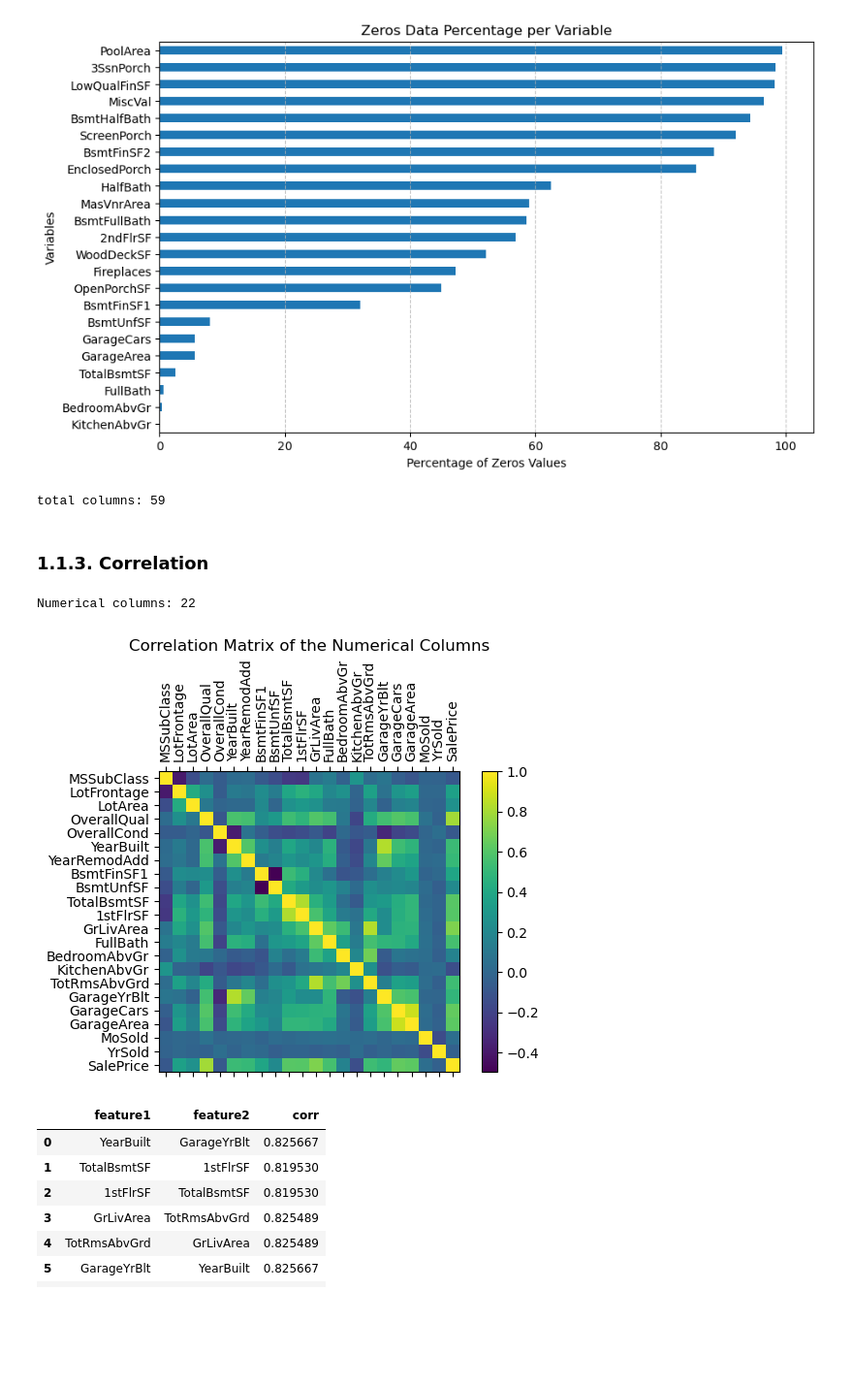
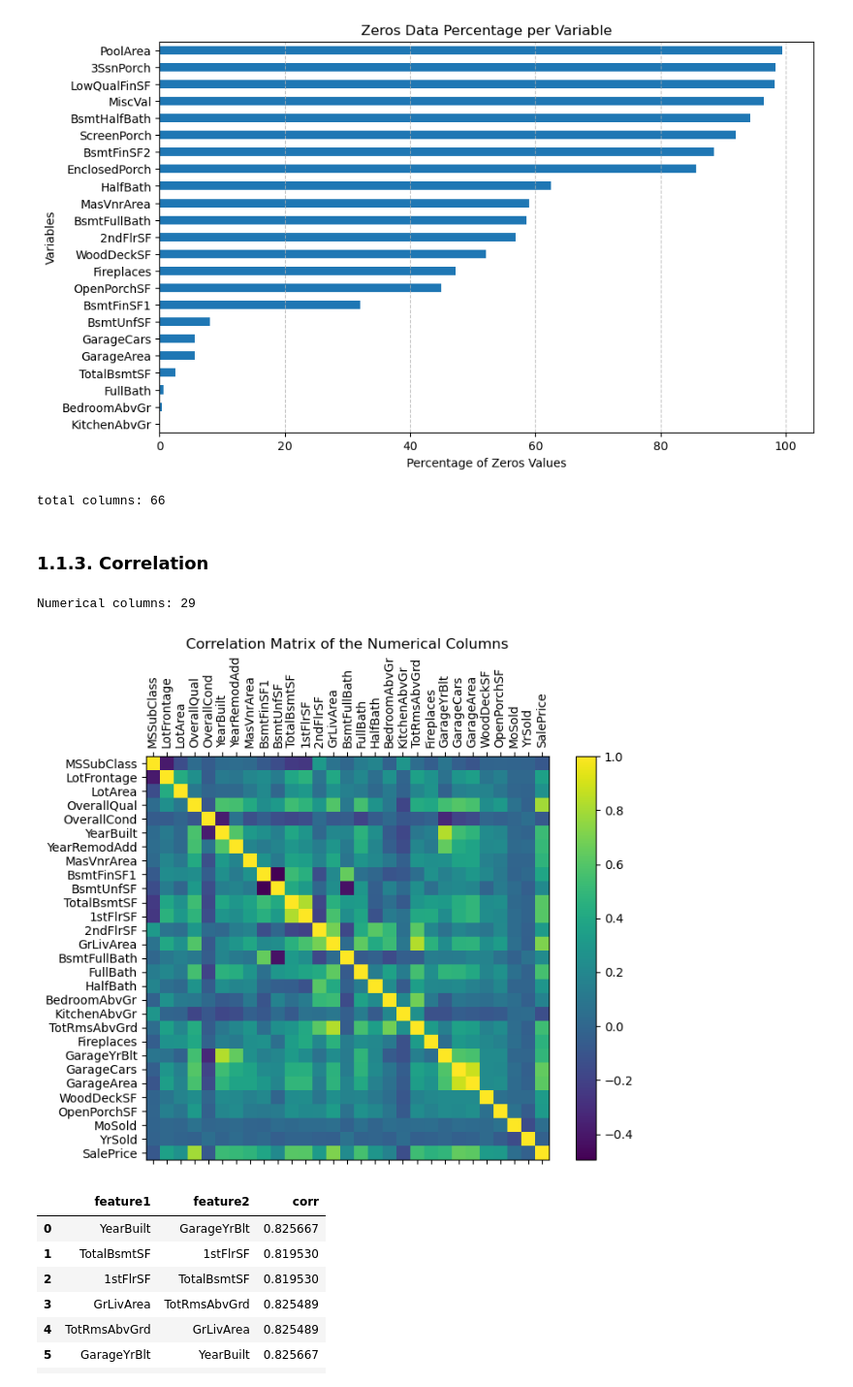
Before and after one commit to Panis26/Portafolio, a Jupyter notebook: MachineLearning/Regresion_HousingPrices/modelo_regresion.ipynb, the cells around one changed output. Shown: that part at 97% size. Drawn from its saved outputs; the diff is of its cells as text; code cells hidden in the pictures; blank space fills up the shorter version.

```diff
--- a/MachineLearning/Regresion_HousingPrices/modelo_regresion.ipynb
+++ b/MachineLearning/Regresion_HousingPrices/modelo_regresion.ipynb
@@ -102,11 +108,11 @@ plt.show()
 # %% [output]
 [figure]
 # %%
-data_train.drop(columns=zeros[zeros > 40].index, inplace=True)
-data_test.drop(columns=zeros[zeros > 40].index, inplace=True)
+data_train.drop(columns=zeros[zeros > 80].index, inplace=True)
+data_test.drop(columns=zeros[zeros > 80].index, inplace=True)
 print('total columns:', data_train.shape[1])
 # %% [output]
-total columns: 59
+total columns: 66
 # %% [markdown]
 ### 1.1.3. Correlation
 # %%
@@ -114,21 +120,21 @@ total columns: 59
 numerical_cols = data_train.select_dtypes(include=np.number).columns.tolist()
 print('Numerical columns:', len(numerical_cols))
 # %% [output]
-Numerical columns: 22
+Numerical columns: 29
 # %%
 # Correlation matrix of the numerical columns
 corr_matrix = data_train[numerical_cols].corr()
 
 # Plotting the correlation matrix
-plt.figure(figsize=(6, 4))
+plt.figure(figsize=(8, 6))
 plt.matshow(corr_matrix, fignum=1)
 plt.colorbar()
 plt.title("Correlation Matrix of the Numerical Columns")
 plt.xticks(range(len(corr_matrix.columns)), corr_matrix.columns, rotation=90)
 plt.yticks(range(len(corr_matrix.columns)), corr_matrix.columns)
 plt.show()
 # %% [output]
-[figure, old version]
+[figure, new version]
 # %%
 # Extracting the highly correlated pairs
 high_corr = corr_matrix.abs().unstack()
```
Also changed, not shown: parts of 21 cells of this notebook, 1 other file.
